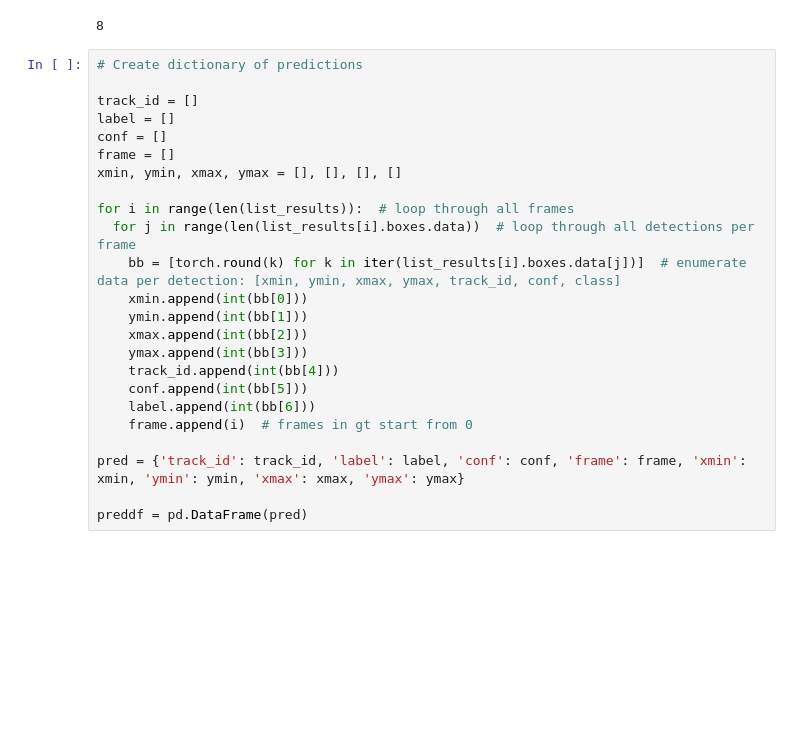
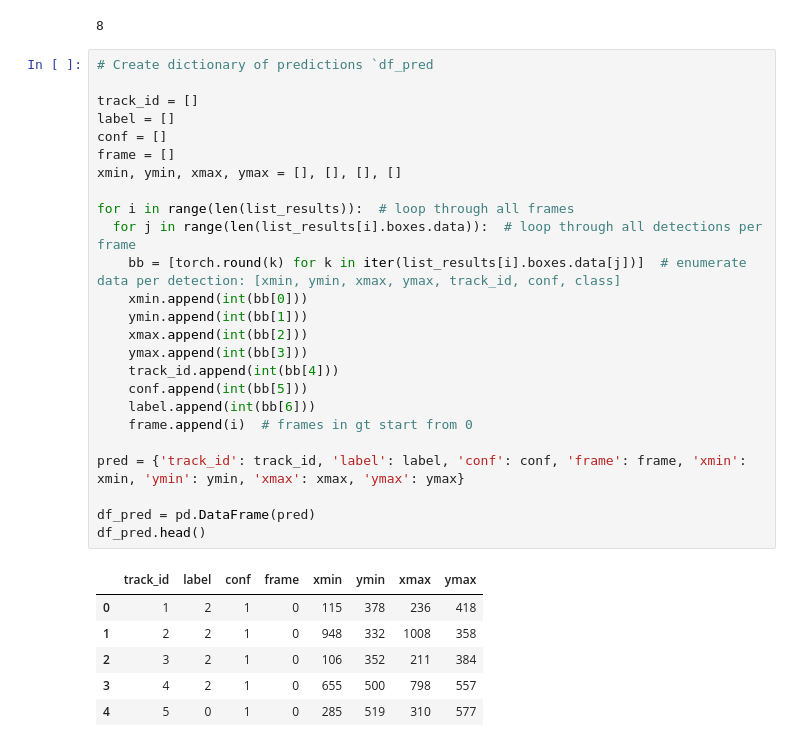
Before and after one commit to DawdlingDaedalus/VIRAT, a Jupyter notebook: analysis/06_26_2023_YOLOv8_300_Frames_IOU.ipynb, the cells around one changed output. Drawn from its saved outputs; the diff is of its cells as text; blank space fills up the shorter version.

```diff
--- a/analysis/06_26_2023_YOLOv8_300_Frames_IOU.ipynb
+++ b/analysis/06_26_2023_YOLOv8_300_Frames_IOU.ipynb
@@ -282,26 +292,34 @@ len(list_results[0].boxes.data)
 # %% [output]
 8
 # %%
-# Create dictionary of predictions
+# Create dictionary of predictions `df_pred
 
 track_id = []
 label = []
 conf = []
 frame = []
 xmin, ymin, xmax, ymax = [], [], [], []
 
 for i in range(len(list_results)):  # loop through all frames
-  for j in range(len(list_results[i].boxes.data))  # loop through all detections per frame
+  for j in range(len(list_results[i].boxes.data)):  # loop through all detections per frame
     bb = [torch.round(k) for k in iter(list_results[i].boxes.data[j])]  # enumerate data per detection: [xmin, ymin, xmax, ymax, track_id, conf, class]
     xmin.append(int(bb[0]))
     ymin.append(int(bb[1]))
     xmax.append(int(bb[2]))
     ymax.append(int(bb[3]))
     track_id.append(int(bb[4]))
     conf.append(int(bb[5]))
     label.append(int(bb[6]))
     frame.append(i)  # frames in gt start from 0
 
 pred = {'track_id': track_id, 'label': label, 'conf': conf, 'frame': frame, 'xmin': xmin, 'ymin': ymin, 'xmax': xmax, 'ymax': ymax}
 
-preddf = pd.DataFrame(pred)
+df_pred = pd.DataFrame(pred)
+df_pred.head()
+# %% [output]
+|  | track_id | label | conf | frame | xmin | ymin | xmax | ymax |
+| 0 | 1 | 2 | 1 | 0 | 115 | 378 | 236 | 418 |
+| 1 | 2 | 2 | 1 | 0 | 948 | 332 | 1008 | 358 |
+| 2 | 3 | 2 | 1 | 0 | 106 | 352 | 211 | 384 |
+| 3 | 4 | 2 | 1 | 0 | 655 | 500 | 798 | 557 |
+| 4 | 5 | 0 | 1 | 0 | 285 | 519 | 310 | 577 |
```
Also changed, not shown: parts of 10 cells of this notebook.
